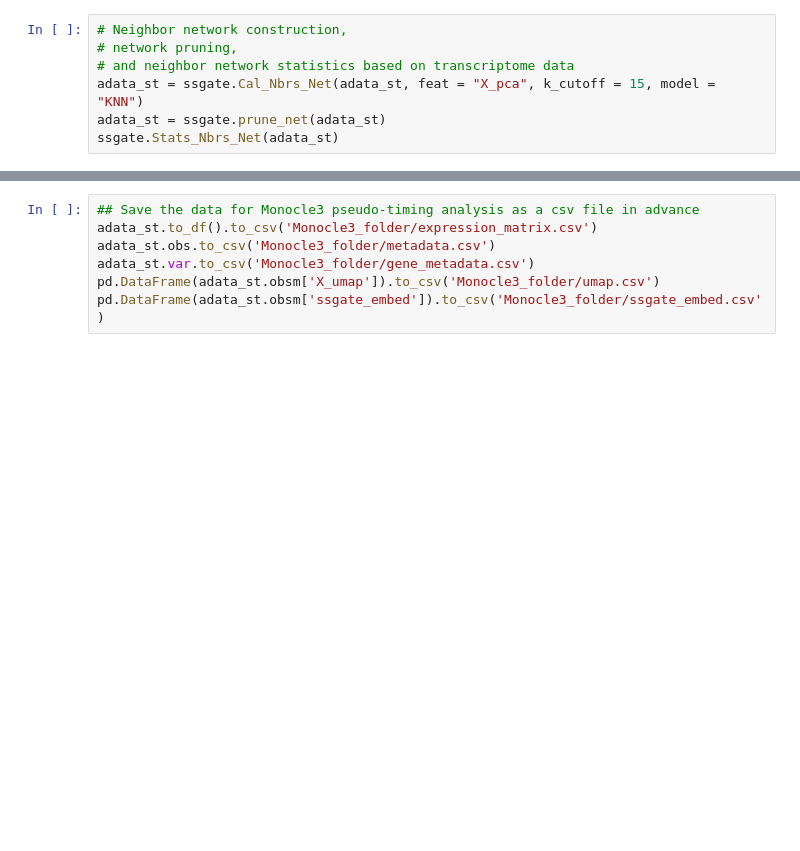
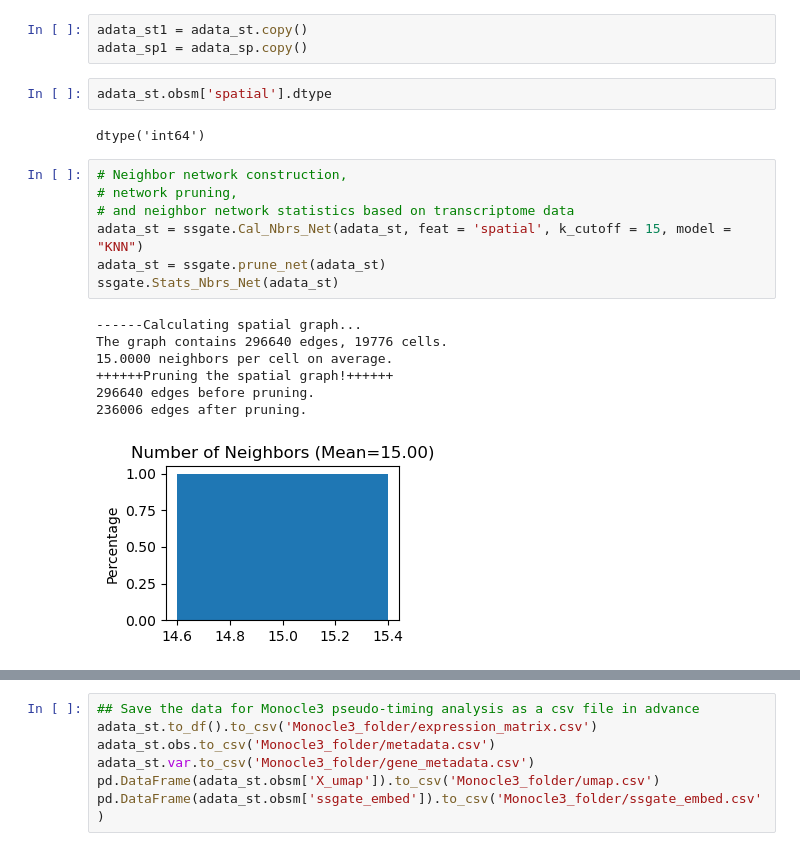
Before and after one commit to Lv-BioInfo/SSGATE, a Jupyter notebook: Tutorial/Tutorial_of_SSGATE_SCS_MT.ipynb, the cells around one changed output, grey strips where cells are left out. Drawn from its saved outputs; the diff is of its cells as text; blank space fills up the shorter version.

```diff
--- a/Tutorial/Tutorial_of_SSGATE_SCS_MT.ipynb
+++ b/Tutorial/Tutorial_of_SSGATE_SCS_MT.ipynb
@@ -20,9 +82,24 @@ adata_st, adata_sp = ssgate.preprocess_cluster(adata_st, adata_sp, res_st = 0.5,
+# %%
+adata_st1 = adata_st.copy()
+adata_sp1 = adata_sp.copy()
+# %%
+adata_st.obsm['spatial'].dtype
+# %% [output]
+dtype('int64')
 # %%
 # Neighbor network construction,
 # network pruning,
 # and neighbor network statistics based on transcriptome data
-adata_st = ssgate.Cal_Nbrs_Net(adata_st, feat = "X_pca", k_cutoff = 15, model = "KNN")
+adata_st = ssgate.Cal_Nbrs_Net(adata_st, feat = 'spatial', k_cutoff = 15, model = "KNN")
 adata_st = ssgate.prune_net(adata_st)
 ssgate.Stats_Nbrs_Net(adata_st)
+# %% [output]
+------Calculating spatial graph...
+The graph contains 296640 edges, 19776 cells.
+15.0000 neighbors per cell on average.
+++++++Pruning the spatial graph!++++++
+296640 edges before pruning.
+236006 edges after pruning.
+[figure, added]
 # %%
 # Proteomic data are processed similarly to transcriptomic data
```
Also changed, not shown: parts of 21 cells of this notebook, 11 other files.
